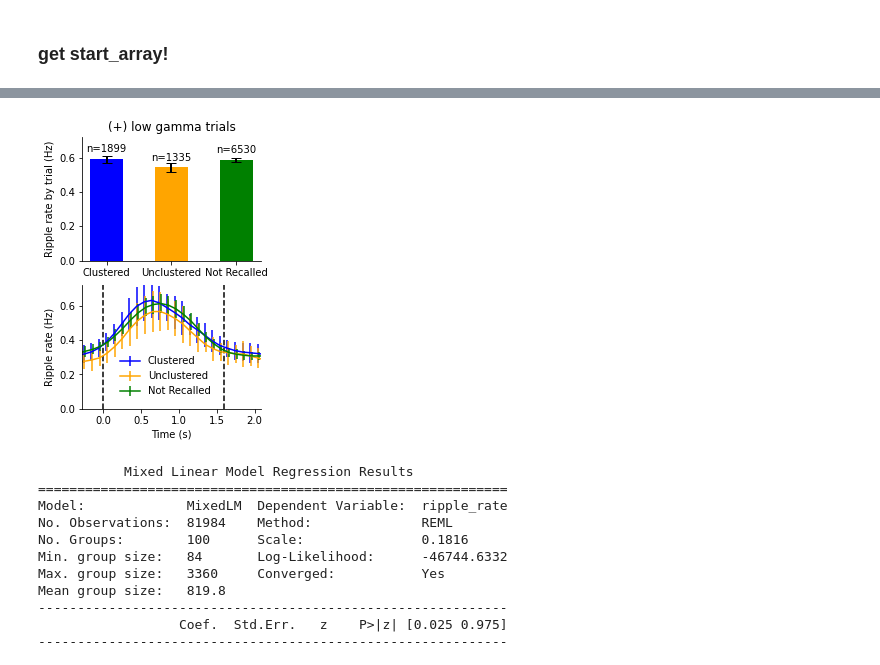
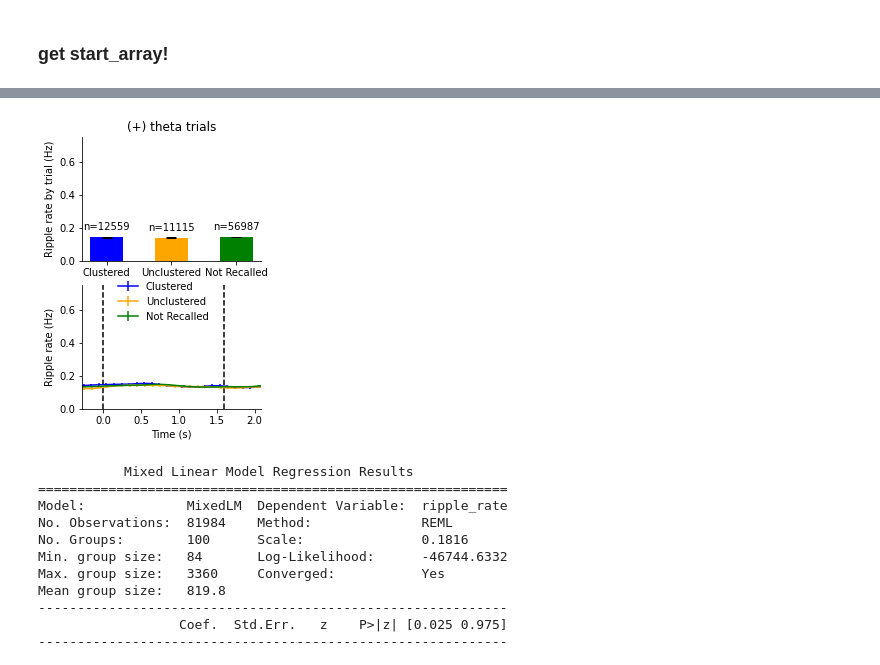
Before and after one commit to jjsakon/SWRrefactored, a Jupyter notebook: code/rippleByGammaThetaPlots.ipynb, the cells around one changed output, grey strips where cells are left out. Cells and saved outputs as stored; diff of their text form; code cells hidden in the pictures.

```diff
--- a/code/rippleByGammaThetaPlots.ipynb
+++ b/code/rippleByGammaThetaPlots.ipynb
@@ -164,5 +164,5 @@ array(['R1004D', 'R1015J', 'R1024E', 'R1031M', 'R1032D', 'R1035M',
 # %%
-gamma_sd_thresh = 2.0
+gamma_sd_thresh = -100#1.5
 remove_first_recalls = 0 # if looking at recall might want to remove first recall of each list
 
 # select a patient?
@@ -210,9 +210,9 @@ elif encoding_mode == 0:
     gamma_time_range = slice(int((3000+ripple_analysis_start)/z_factor),int((3000+ripple_analysis_end)/z_factor)) # +3000 since goes from -3 to 3 s
 
 # check power > thresh in gamma time range
-z_low_gamma_trials = np.mean(sub_Zs[0,:,gamma_time_range],1)>gamma_sd_thresh
+z_low_gamma_trials = np.mean(sub_Zs[0,:,gamma_time_range],1)>=gamma_sd_thresh
 if np.shape(sub_Zs)[0]>1:
-    z_high_gamma_trials = np.mean(sub_Zs[1,:,gamma_time_range],1)>gamma_sd_thresh
+    z_high_gamma_trials = np.mean(sub_Zs[1,:,gamma_time_range],1)>=gamma_sd_thresh
 
 ripple_trials = np.sum(sub_ripples[:,int((-ripple_start_offset+ripple_analysis_start)/sr_factor):
                                    int((-ripple_start_offset+ripple_analysis_end)/sr_factor)],1)>0
@@ -305,17 +306,27 @@ import matplotlib.gridspec as gridspec
 
 # Function parameters
 bin_size = 100  # in ms
-smoothing_triangle = 7  # triangular smoothing window width
+smoothing_triangle = 5  # triangular smoothing window width
 
-bar_ylimits = (0, 0.32)
+bar_ylimits = (0, 0.35)
 
 if remove_low_freq == 1:
     trial_select = ~z_low_gamma_trials
+    freq_range = freq_range_str_arr[0]
 elif remove_low_freq == 2:
     trial_select = ~z_high_gamma_trials
+    freq_range = freq_range_str_arr[1]
 else:
     print('Invalid remove_low_freq selection')
     error
+if 29 < freq_range[0] < 35:
+    freq_label = 'low gamma'
+elif 65 < freq_range[0] < 90:
+    freq_label = 'high gamma'
+elif 1 < freq_range[0] < 3:
+    freq_label = 'theta'
+elif 6 < freq_range[0] < 8:
+    freq_label = 'theta'
 
 ripple_swarm_start = int((-ripple_start_offset+ripple_analysis_start)/sr_factor)
 ripple_swarm_end = int((-ripple_start_offset+ripple_analysis_end)/sr_factor)
@@ -375,7 +386,7 @@ ax_bar.set_ylim(bar_ylimits)
 ax_bar.set_xticklabels(['Clustered', 'Unclustered', 'Not Recalled'], rotation=0, ha="center")
 ax_bar.spines['right'].set_visible(False)
 ax_bar.spines['top'].set_visible(False)
-ax_bar.set_title('(–) low gamma trials')
+ax_bar.set_title(f'(–) {freq_label} trials')
 
 # Add the number of trials above each bar
 n_trials = [np.sum(trial_select & clust_clustered),
@@ -391,10 +402,10 @@ ripple_PSTH_not_recalled, _ = fullPSTH(start_array[trial_select & clust_not_reca
 
 # Bin the start_array to match the PSTH
 n_bins = len(bin_centers)
-binned_start_array = np.array_split(start_array[trial_select & clust_clustered], n_bins, axis=1)
+binned_start_array_clustered = np.array_split(start_array[trial_select & clust_clustered], n_bins, axis=1)
 
 # Calculate the mean and SE for each bin
-se_clustered = [np.std(bin_data*fs, axis=1) / np.sqrt(bin_data.shape[0]) for bin_data in binned_start_array]
+se_clustered = [np.std(bin_data*fs, axis=1) / np.sqrt(bin_data.shape[0]) for bin_data in binned_start_array_clustered]
 se_clustered = np.mean(se_clustered, axis=1)
 
 binned_start_array_unclustered = np.array_split(start_array[trial_select & clust_unclustered], n_bins, axis=1)
@@ -424,7 +435,7 @@ ax_psth.spines['right'].set_visible(False)
 ax_psth.spines['top'].set_visible(False)
 
 # Add legend to the bottom plot
-ax_psth.legend(bbox_to_anchor=(0.77,0.5), frameon=False)
+ax_psth.legend(bbox_to_anchor=(0.9,0.5), frameon=False)
 
 # plt.tight_layout()
 plt.show()
@@ -436,9 +453,9 @@ a=1;
 # %%
 # Function parameters
 bin_size = 100  # in ms
-smoothing_triangle = 7  # triangular smoothing window width
+smoothing_triangle = 5  # triangular smoothing window width
 
-bar_ylimits = (0, 0.72)
+bar_ylimits = (0, 0.75)
 
 if remove_low_freq == 1:
     trial_select = z_low_gamma_trials
@@ -506,7 +523,7 @@ ax_bar.set_ylim(bar_ylimits)
 ax_bar.set_xticklabels(xlabels, rotation=0, ha="center")
 ax_bar.spines['right'].set_visible(False)
 ax_bar.spines['top'].set_visible(False)
-ax_bar.set_title('(+) low gamma trials')
+ax_bar.set_title(f'(+) {freq_label} trials')
 
 # Add the number of trials above each bar
 n_trials = [np.sum(trial_select & clust_clustered),
@@ -522,10 +539,10 @@ ripple_PSTH_not_recalled, _ = fullPSTH(start_array[trial_select & clust_not_reca
 
 # Bin the start_array to match the PSTH
 n_bins = len(bin_centers)
-binned_start_array = np.array_split(start_array[trial_select & clust_clustered], n_bins, axis=1)
+binned_start_array_clustered = np.array_split(start_array[trial_select & clust_clustered], n_bins, axis=1)
 
 # Calculate the mean and SE for each bin
-se_clustered = [np.std(bin_data*fs, axis=1) / np.sqrt(bin_data.shape[0]) for bin_data in binned_start_array]
+se_clustered = [np.std(bin_data*fs, axis=1) / np.sqrt(bin_data.shape[0]) for bin_data in binned_start_array_clustered]
 se_clustered = np.mean(se_clustered, axis=1)
 
 binned_start_array_unclustered = np.array_split(start_array[trial_select & clust_unclustered], n_bins, axis=1)
@@ -534,35 +551,38 @@ se_unclustered = np.mean(se_unclustered, axis=1)
 
 if encoding_mode == 1:
     binned_start_array_not_recalled = np.array_split(start_array[trial_select & clust_not_recalled], n_bins, axis=1)
     se_not_recalled = [np.std(bin_data*fs, axis=1) / np.sqrt(bin_data.shape[0]) for bin_data in binned_start_array_not_recalled]
     se_not_recalled = np.mean(se_not_recalled, axis=1)
 
 # Plot the PSTH for each group with error bars
 ax_psth = fig.add_subplot(gs[1, :])
 ax_psth.errorbar(bin_centers / 1000-0.01, ripple_PSTH_clustered, yerr=se_clustered, label='Clustered', color=palette['Clustered'], capsize=0)
 ax_psth.errorbar(bin_centers / 1000, ripple_PSTH_unclustered, yerr=se_unclustered, label='Unclustered', color=palette['Unclustered'], capsize=0)
 if encoding_mode == 1:
     ax_psth.errorbar(bin_centers / 1000+0.01, ripple_PSTH_not_recalled, yerr=se_not_recalled, label='Not Recalled', color=palette['Not Recalled'], capsize=0)
     ax_psth.axvline(x=0.0, color='black', linestyle='--')
     ax_psth.axvline(x=1.6, color='black', linestyle='--')
     ax_psth.set_xlim(-0.28, 2.08)
 elif encoding_mode == 0:
     ax_psth.set_xlim(-2.0, 2.0)
 ax_psth.set_xlabel('Time (s)')
 ax_psth.set_ylim(0, bar_ylimits[1])
 ax_psth.set_ylabel('Ripple rate (Hz)')
 ax_psth.spines['right'].set_visible(False)
 ax_psth.spines['top'].set_visible(False)
 
 # Add legend to the bottom plot
-ax_psth.legend(bbox_to_anchor=(0.77,0.5), frameon=False)
+if freq_label == 'theta':
+    ax_psth.legend(bbox_to_anchor=(0.15,0.63), frameon=False) # (0.46,0.42),
+else:
+    ax_psth.legend(frameon=False,bbox_to_anchor=(0.15,0.63)) #(0.77,0.5)) #(0.33,0.72) #(0.15,0.63)
 
 # Adjust layout
 # plt.tight_layout()
 plt.show()
 a=1;
 # %% [output]
-[figure, old version]
+[figure, new version]
 # %%
 import statsmodels.api as sm
 from statsmodels.formula.api import mixedlm
```
Also changed, not shown: parts of 15 cells of this notebook, 1 other file.
